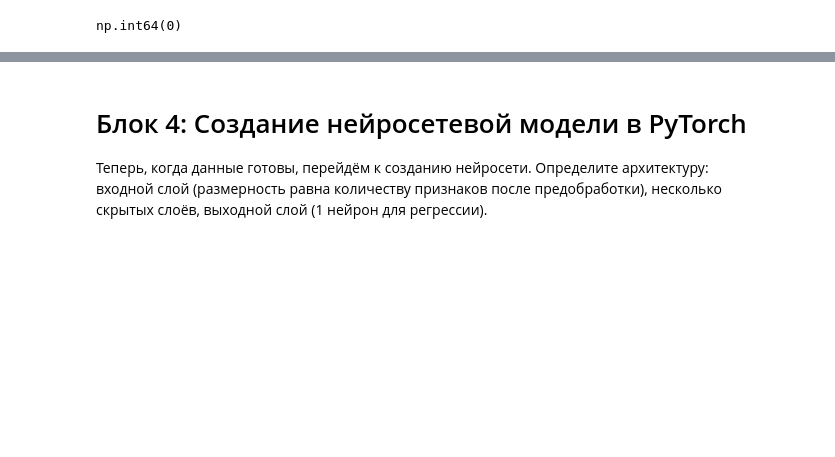
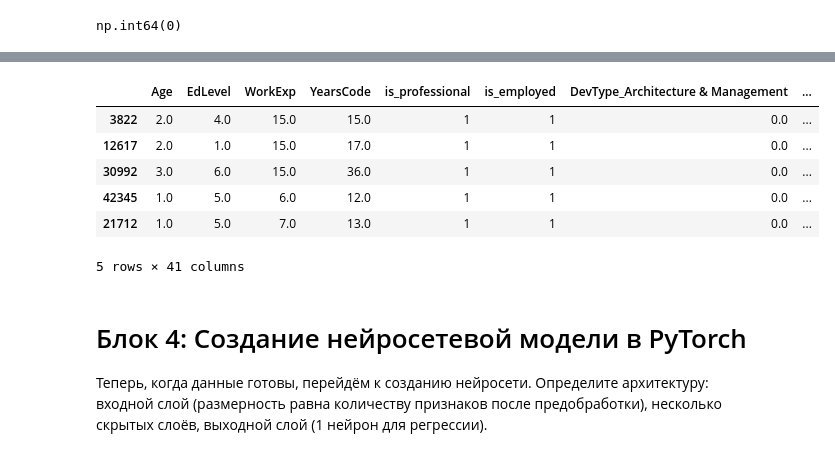
Before and after one commit to KrisTinaShch/TM_Practice, a Jupyter notebook: stackoverflow_salary_prediction/salary_prediction_nn.ipynb, the cells around one changed output, grey strips where cells are left out. Saved outputs shown, nothing was run; the diff lists cells and outputs as text; code cells hidden in the pictures; blank space fills up the shorter version.

```diff
--- a/stackoverflow_salary_prediction/salary_prediction_nn.ipynb
+++ b/stackoverflow_salary_prediction/salary_prediction_nn.ipynb
@@ -279,0 +399,13 @@ Name: count, dtype: int64
+# %%
+ohe = OneHotEncoder(sparse_output=False, handle_unknown='ignore')
+
+encoded_train = ohe.fit_transform(X_train[['DevType']])
+encoded_test = ohe.transform(X_test[['DevType']])
+
+feature_names = ohe.get_feature_names_out(['DevType'])
+
+train_devtype_df = pd.DataFrame(encoded_train, columns=feature_names, index=X_train.index)
+test_devtype_df = pd.DataFrame(encoded_test, columns=feature_names, index=X_test.index)
+
+X_train = pd.concat([X_train.drop('DevType', axis=1), train_devtype_df], axis=1)
+X_test = pd.concat([X_test.drop('DevType', axis=1), test_devtype_df], axis=1)
@@ -280,3 +493,26 @@ Name: count, dtype: int64
+# %%
+ohe_country = OneHotEncoder(sparse_output=False, handle_unknown='ignore')
+
+encoded_train_country = ohe_country.fit_transform(X_train[['Country']])
+encoded_test_country = ohe_country.transform(X_test[['Country']])
+
+feature_names = ohe_country.get_feature_names_out(['Country'])
+
+train_country_df = pd.DataFrame(encoded_train_country, columns=feature_names, index=X_train.index)
+test_country_df = pd.DataFrame(encoded_test_country, columns=feature_names, index=X_test.index)
+
+X_train = pd.concat([X_train.drop('Country', axis=1), train_country_df], axis=1)
+X_test = pd.concat([X_test.drop('Country', axis=1), test_country_df], axis=1)
+# %%
+X_train.head(5)
+# %% [output]
+|  | Age | EdLevel | WorkExp | YearsCode | is_professional | is_employed | DevType_Architecture & Management | ... |
+| 3822 | 2.0 | 4.0 | 15.0 | 15.0 | 1 | 1 | 0.0 | ... |
+| 12617 | 2.0 | 1.0 | 15.0 | 17.0 | 1 | 1 | 0.0 | ... |
+| 30992 | 3.0 | 6.0 | 15.0 | 36.0 | 1 | 1 | 0.0 | ... |
+| 42345 | 1.0 | 5.0 | 6.0 | 12.0 | 1 | 1 | 0.0 | ... |
+| 21712 | 1.0 | 5.0 | 7.0 | 13.0 | 1 | 1 | 0.0 | ... |
+5 rows × 41 columns
 # %% [markdown]
 # Блок 4: Создание нейросетевой модели в PyTorch
 Теперь, когда данные готовы, перейдём к созданию нейросети. Определите архитектуру: входной слой (размерность равна количеству признаков после предобработки), несколько скрытых слоёв, выходной слой (1 нейрон для регрессии).
```
Also changed, not shown: parts of 21 cells of this notebook.
